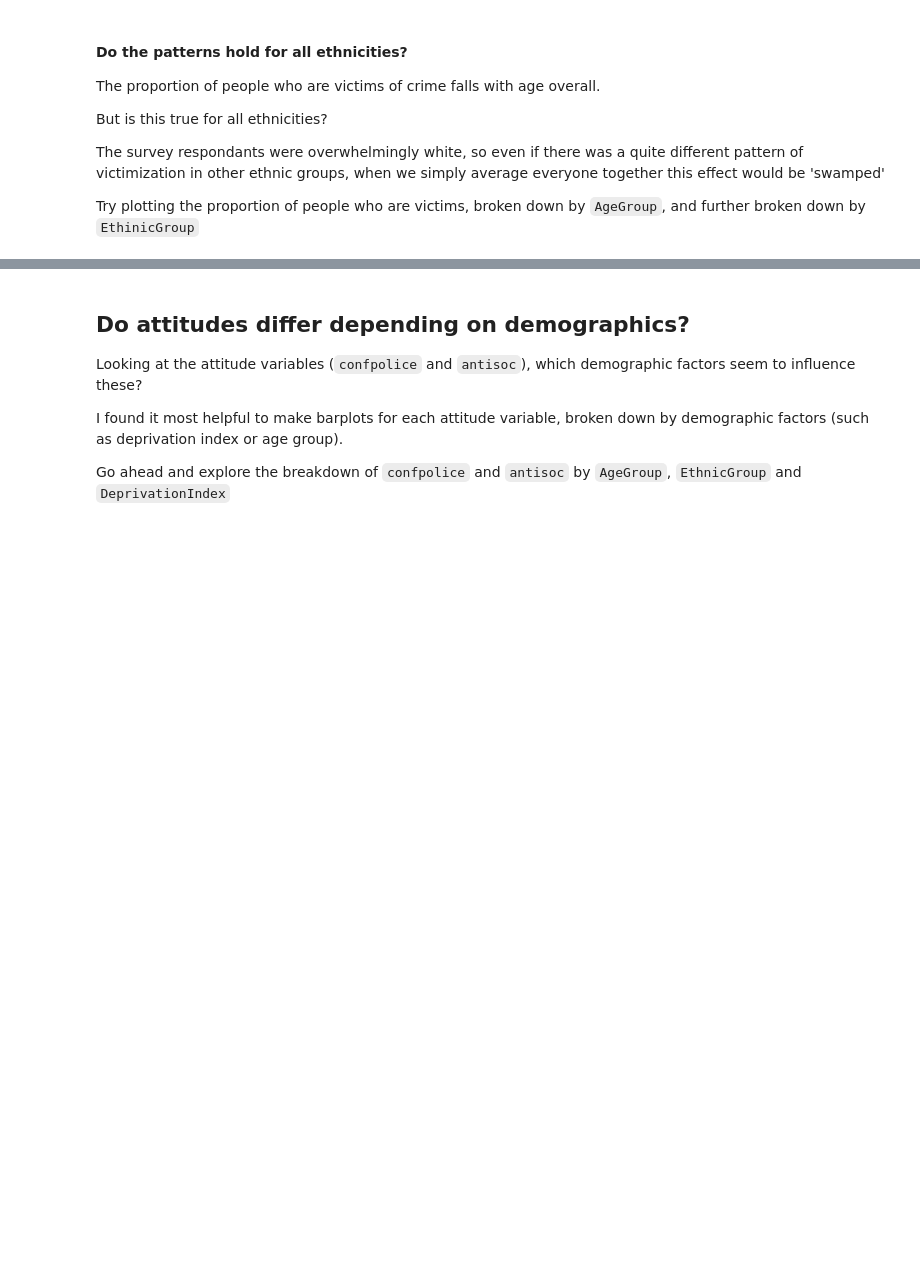
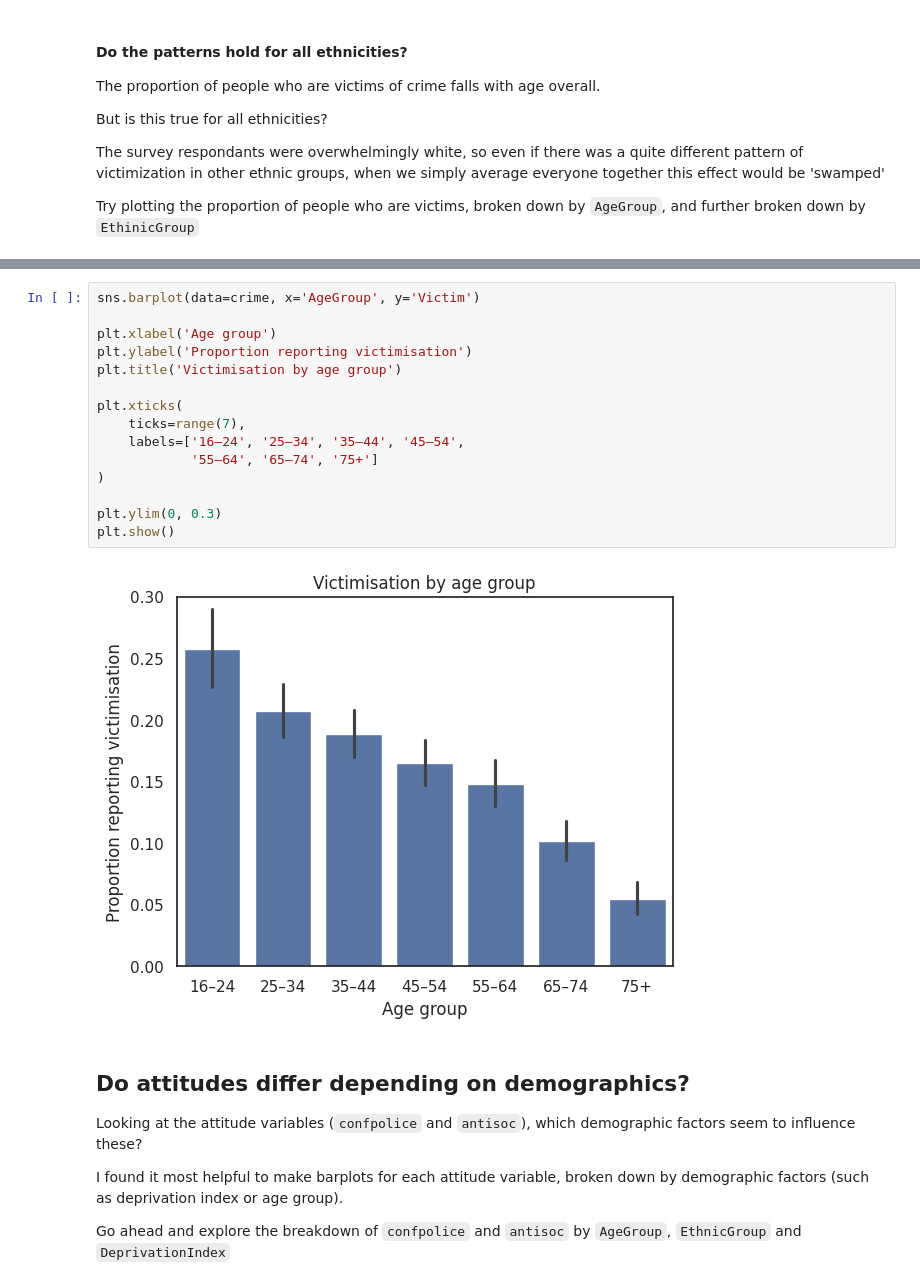
Before and after one commit to lilydavies442-lgtm/EP-stats-project-, a Jupyter notebook: 1.3_DataWrangling/1.3.11_TutorialExercises.ipynb, the cells around one changed output, grey strips where cells are left out. Drawn from its saved outputs; the diff is of its cells as text; blank space fills up the shorter version.

```diff
--- a/1.3_DataWrangling/1.3.11_TutorialExercises.ipynb
+++ b/1.3_DataWrangling/1.3.11_TutorialExercises.ipynb
@@ -429,3 +513,20 @@ Try plotting the proportion of people who are victims, broken down by `AgeGroup`
+# %%
+sns.barplot(data=crime, x='AgeGroup', y='Victim')
+
+plt.xlabel('Age group')
+plt.ylabel('Proportion reporting victimisation')
+plt.title('Victimisation by age group')
+
+plt.xticks(
+    ticks=range(7),
+    labels=['16–24', '25–34', '35–44', '45–54',
+            '55–64', '65–74', '75+']
+)
+
+plt.ylim(0, 0.3)
+plt.show()
+# %% [output]
+[figure, added]
 # %% [markdown]
 ## Do attitudes differ depending on demographics?
 
```
Also changed, not shown: parts of 18 cells of this notebook.
